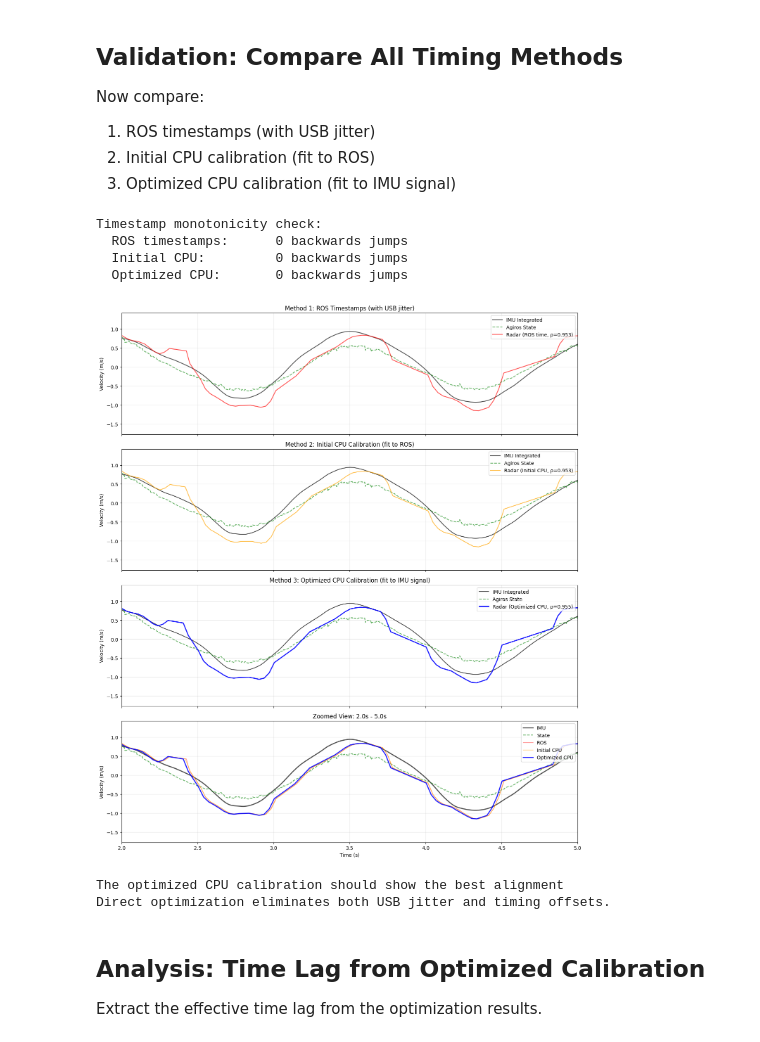
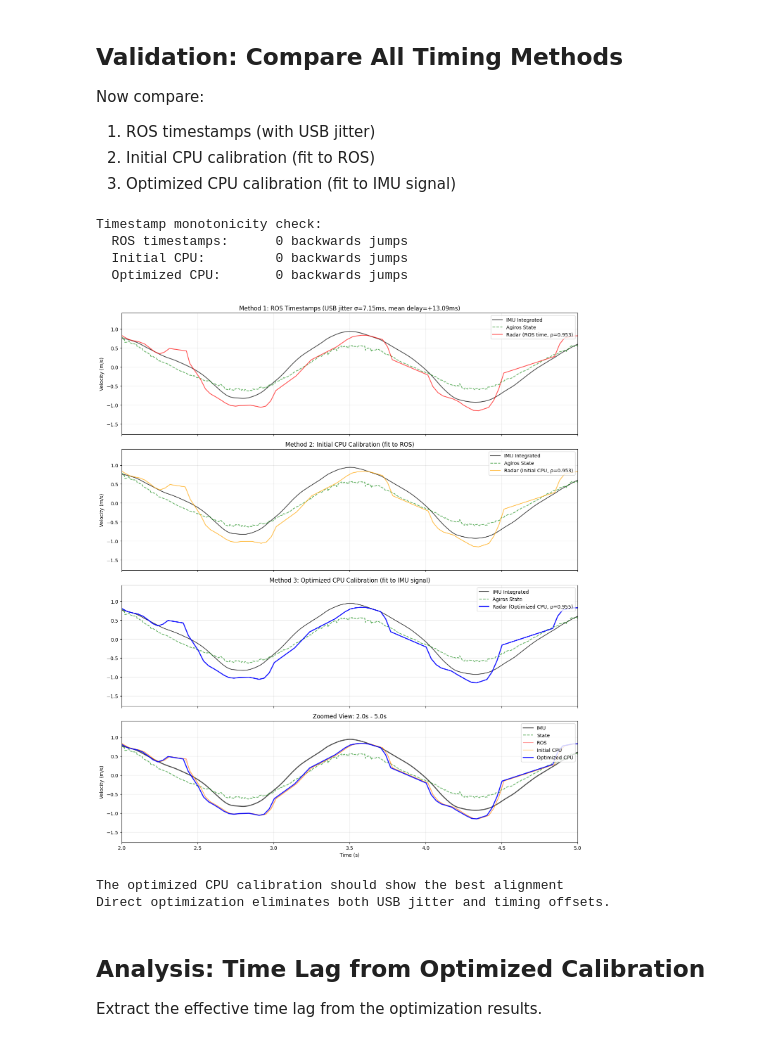
Before and after one commit to Dr1zz3l/radar-iwr6843-driver, a Jupyter notebook: analysis/notebooks/radar_imu_velocity_sync_cpu_corrected.ipynb, the cells around one changed output. Saved outputs shown, nothing was run; the diff lists cells and outputs as text; code cells hidden in the pictures.

```diff
--- a/analysis/notebooks/radar_imu_velocity_sync_cpu_corrected.ipynb
+++ b/analysis/notebooks/radar_imu_velocity_sync_cpu_corrected.ipynb
@@ -513,7 +655,7 @@ print(f"  Initial correlation: {-objective_function(x0):.6f}")
 # Optimize using Nelder-Mead (derivative-free method)
 print(f"\nOptimizing CPU calibration parameters...")
 result = minimize(objective_function, x0, method='Nelder-Mead',
-                  options={'xatol': 1e-12, 'fatol': 1e-9, 'maxiter': 1000})
+                  options={'xatol': 1e-12, 'fatol': 1e-9, 'maxiter': 10000})
 
 if result.success:
     slope_opt, intercept_opt = result.x
@@ -608,6 +750,11 @@ axes[1, 1].grid(True, alpha=0.3)
 
 plt.tight_layout()
 plt.show()
+
+print("\n=== Optimization Complete ===")
+print(f"  CPU timestamps now aligned to IMU signal")
+print(f"  Correlation: {correlation_opt:.4f}")
+print(f"  Note: Timing precision limited by sensor noise, not USB jitter")
 # %% [output]
 ============================================================
 STEP 2: OPTIMIZE CPU CALIBRATION (fit to IMU signal)
@@ -660,7 +811,8 @@ axes[0].plot(state_times - t0, state_vx, 'g--', alpha=0.6, linewidth=1.5, label=
 axes[0].plot(radar_times_ros - t0, radar_vx_filt, 'r-', linewidth=1.5, alpha=0.7,
              label=f'Radar (ROS time, ρ={correlation_ros:.3f})')
 axes[0].set_ylabel('Velocity (m/s)')
-axes[0].set_title('Method 1: ROS Timestamps (with USB jitter)')
+mean_ros_delay = intercept_init - intercept_opt
+axes[0].set_title(f'Method 1: ROS Timestamps (USB jitter σ={jitter_std:.2f}ms, mean delay={mean_ros_delay*1000:+.2f}ms)')
 axes[0].legend(loc='upper right')
 axes[0].grid(True, alpha=0.3)
 
@@ -679,38 +831,37 @@ axes[2].plot(imu_times - t0, imu_vx_filt, 'k-', alpha=0.7, linewidth=1.5, label=
 axes[2].plot(state_times - t0, state_vx, 'g--', alpha=0.6, linewidth=1.5, label='Agiros State')
 axes[2].plot(radar_times_cpu_opt - t0, radar_vx_filt, 'b-', linewidth=2, alpha=0.9,
              label=f'Radar (Optimized CPU, ρ={correlation_opt:.3f})')
-axes[2].set_ylabel('Velocity (m/s)')
 axes[2].set_title('Method 3: Optimized CPU Calibration (fit to IMU signal)')
 axes[2].legend(loc='upper right')
 axes[2].grid(True, alpha=0.3)
 
 # Plot 4: Zoom in on a section to see differences
 zoom_start, zoom_duration = 2.0, 3.0  # seconds
 zoom_mask = (imu_times - t0 >= zoom_start) & (imu_times - t0 <= zoom_start + zoom_duration)
 
 axes[3].plot((imu_times - t0)[zoom_mask], imu_vx_filt[zoom_mask], 'k-', alpha=0.7, linewidth=2, label='IMU')
 axes[3].plot(state_times - t0, state_vx, 'g--', alpha=0.6, linewidth=1.5, label='State')
 axes[3].plot(radar_times_ros - t0, radar_vx_filt, 'r-', linewidth=1, alpha=0.5, label='ROS')
 axes[3].plot(radar_times_cpu_init - t0, radar_vx_filt, 'orange', linewidth=1, alpha=0.7, label='Initial CPU')
 axes[3].plot(radar_times_cpu_opt - t0, radar_vx_filt, 'b-', linewidth=2, alpha=0.9, label='Optimized CPU')
 axes[3].set_xlabel('Time (s)')
 axes[3].set_ylabel('Velocity (m/s)')
 axes[3].set_title(f'Zoomed View: {zoom_start:.1f}s - {zoom_start+zoom_duration:.1f}s')
 axes[3].set_xlim([zoom_start, zoom_start + zoom_duration])
 axes[3].legend(loc='upper right')
 axes[3].grid(True, alpha=0.3)
 
 plt.tight_layout()
 plt.show()
 
 print(f"\nThe optimized CPU calibration should show the best alignment")
 print(f"Direct optimization eliminates both USB jitter and timing offsets.")
 # %% [output]
 Timestamp monotonicity check:
   ROS timestamps:      0 backwards jumps
   Initial CPU:         0 backwards jumps
   Optimized CPU:       0 backwards jumps
-[figure, old version]
+[figure, new version]
 The optimized CPU calibration should show the best alignment
 Direct optimization eliminates both USB jitter and timing offsets.
 # %% [markdown]
```
Also changed, not shown: parts of 7 cells of this notebook.
